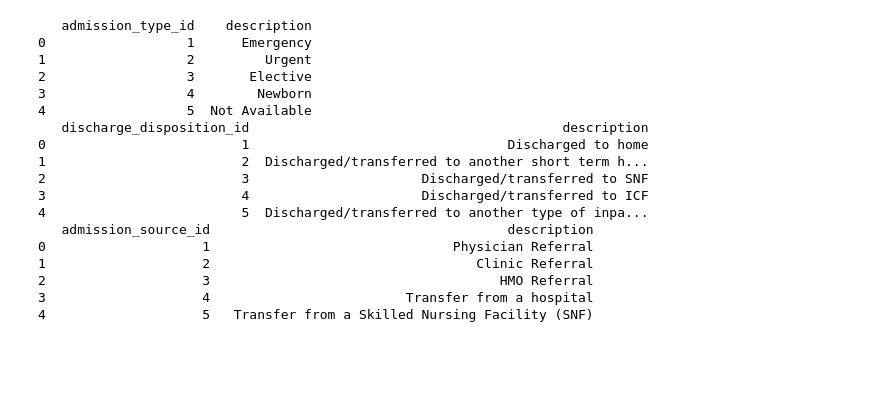
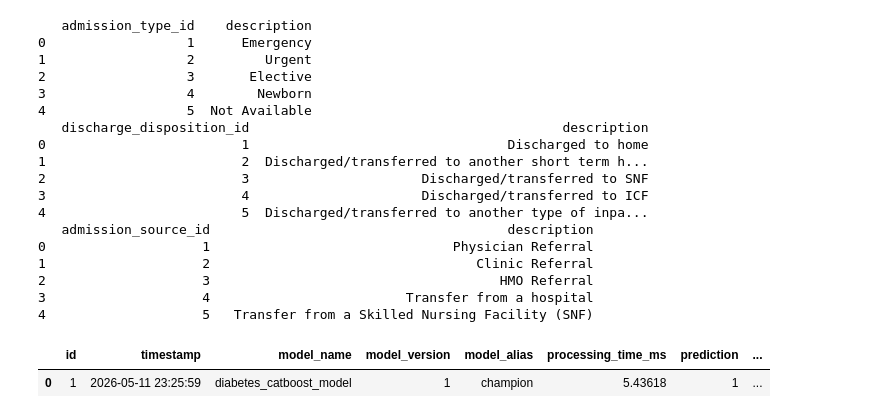
Before and after one commit to mruizm4/MLOPS-Proyectos-entrega-2, a Jupyter notebook: test_notebooks/diabetes_api_preproc (1).ipynb, the cells around one changed output. Cells and saved outputs as stored; diff of their text form; code cells hidden in the pictures; blank space fills up the shorter version.

```diff
--- a/test_notebooks/diabetes_api_preproc (1).ipynb
+++ b/test_notebooks/diabetes_api_preproc (1).ipynb
@@ -1262,3 +1257,13 @@ print(admission_source.head())
 2                    3                                     HMO Referral
 3                    4                         Transfer from a hospital
 4                    5   Transfer from a Skilled Nursing Facility (SNF)
+# %%
+clean_preview = pd.read_sql(
+    f"SELECT * FROM inference_logs",
+    engine
+)
+
+clean_preview
+# %% [output]
+|  | id | timestamp | model_name | model_version | model_alias | processing_time_ms | prediction | ... |
+| 0 | 1 | 2026-05-11 23:25:59 | diabetes_catboost_model | 1 | champion | 5.43618 | 1 | ... |
```
Also changed, not shown: parts of 1 cell of this notebook, 18 other files.
